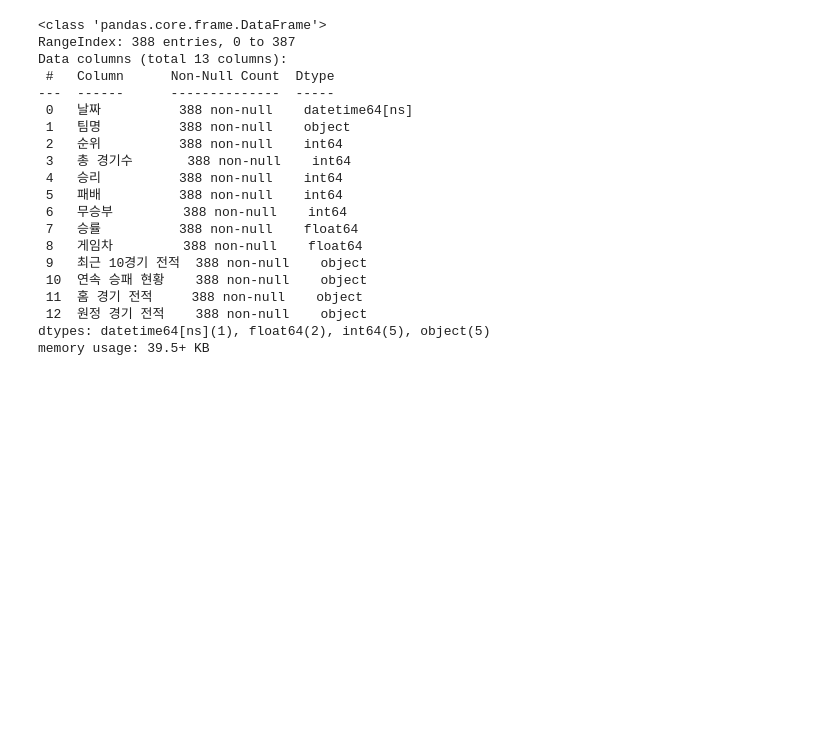
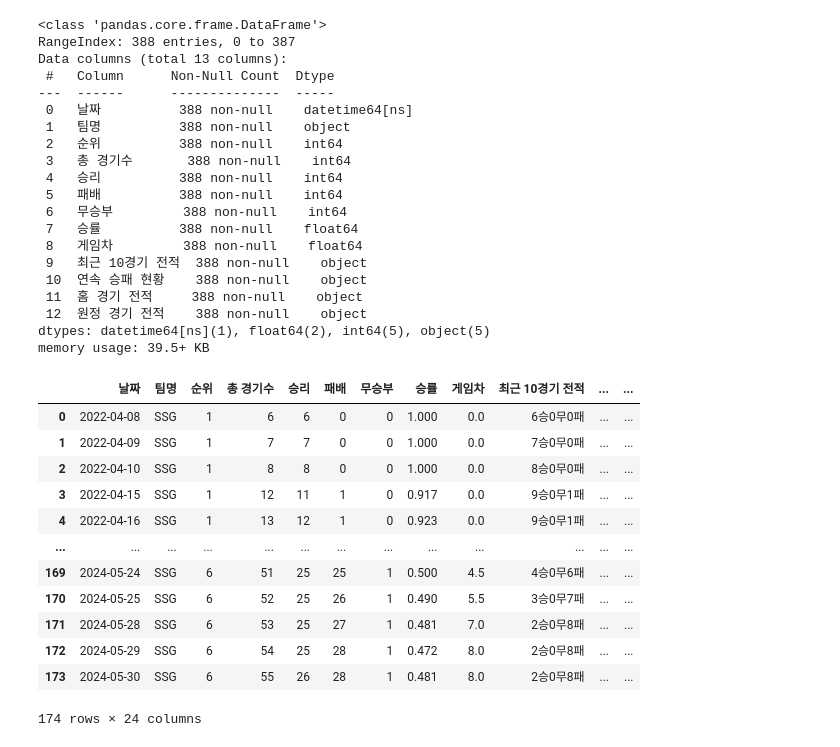
Before and after one commit to PythonProjectGroup02/KBC, a Jupyter notebook: Python/01.데이터정제/SSG_데이터 정제.ipynb, the cells around one changed output. Cells and saved outputs as stored; diff of their text form; code cells hidden in the pictures; blank space fills up the shorter version.

```diff
--- a/Python/01.데이터정제/SSG_데이터 정제 copy.ipynb
+++ b/Python/01.데이터정제/SSG_데이터 정제.ipynb
@@ -350,7 +371,21 @@ dtypes: datetime64[ns](1), float64(2), int64(5), object(5)
 memory usage: 39.5+ KB
 # %%
 # kiwoom 기준으로 내부 조인 병합
-hanwha_new = hanwha_rank.merge(hanwha, on="날짜", how="inner")
-hanwha_new
+ssg_new = ssg_rank.merge(ssg, on="날짜", how="inner")
+ssg_new
+# %% [output]
+|  | 날짜 | 팀명 | 순위 | 총 경기수 | 승리 | 패배 | 무승부 | 승률 | 게임차 | 최근 10경기 전적 | ... | ... |
+| 0 | 2022-04-08 | SSG | 1 | 6 | 6 | 0 | 0 | 1.000 | 0.0 | 6승0무0패 | ... | ... |
+| 1 | 2022-04-09 | SSG | 1 | 7 | 7 | 0 | 0 | 1.000 | 0.0 | 7승0무0패 | ... | ... |
+| 2 | 2022-04-10 | SSG | 1 | 8 | 8 | 0 | 0 | 1.000 | 0.0 | 8승0무0패 | ... | ... |
+| 3 | 2022-04-15 | SSG | 1 | 12 | 11 | 1 | 0 | 0.917 | 0.0 | 9승0무1패 | ... | ... |
+| 4 | 2022-04-16 | SSG | 1 | 13 | 12 | 1 | 0 | 0.923 | 0.0 | 9승0무1패 | ... | ... |
+| ... | ... | ... | ... | ... | ... | ... | ... | ... | ... | ... | ... | ... |
+| 169 | 2024-05-24 | SSG | 6 | 51 | 25 | 25 | 1 | 0.500 | 4.5 | 4승0무6패 | ... | ... |
+| 170 | 2024-05-25 | SSG | 6 | 52 | 25 | 26 | 1 | 0.490 | 5.5 | 3승0무7패 | ... | ... |
+| 171 | 2024-05-28 | SSG | 6 | 53 | 25 | 27 | 1 | 0.481 | 7.0 | 2승0무8패 | ... | ... |
+| 172 | 2024-05-29 | SSG | 6 | 54 | 25 | 28 | 1 | 0.472 | 8.0 | 2승0무8패 | ... | ... |
+| 173 | 2024-05-30 | SSG | 6 | 55 | 26 | 28 | 1 | 0.481 | 8.0 | 2승0무8패 | ... | ... |
+174 rows × 24 columns
 # %%
 # 데이터 저장
```
Also changed, not shown: parts of 2 cells of this notebook, 34 other files.
